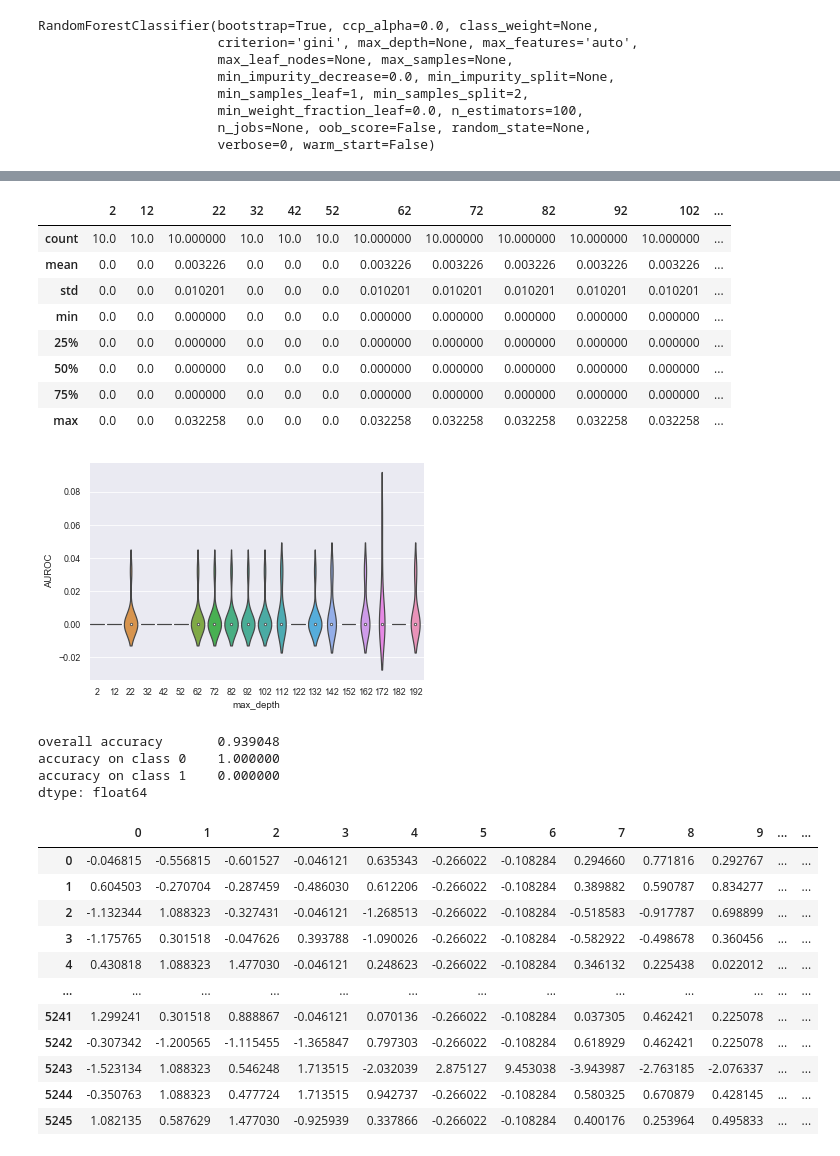
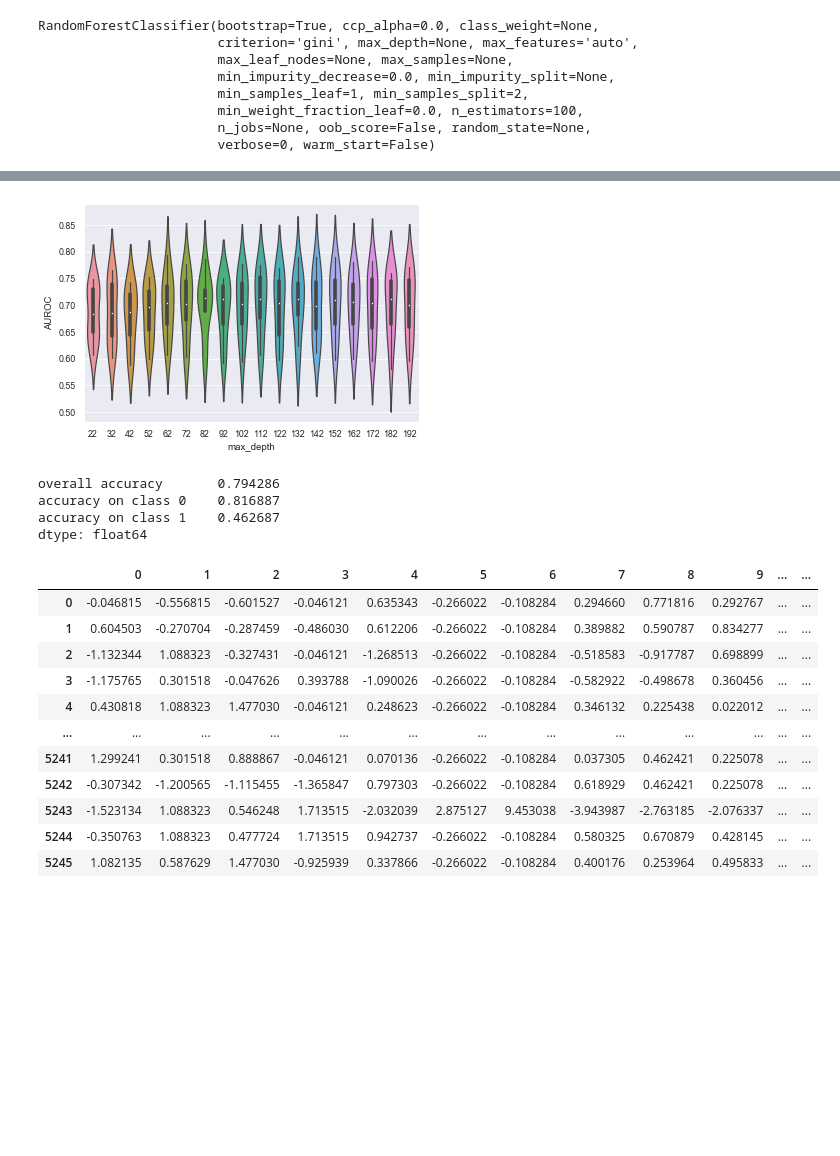
Before and after one commit to lucas-ubm/MaastrichtFlu, a Jupyter notebook: models.ipynb, the cells around one changed output, grey strips where cells are left out. Saved outputs shown, nothing was run; the diff lists cells and outputs as text; code cells hidden in the pictures; blank space fills up the shorter version.

Commit message:
More modelss

```diff
--- a/models.ipynb
+++ b/models.ipynb
@@ -175,0 +176,17 @@ array([0.71679509, 0.71013452, 0.66243307, 0.58952592, 0.64163511,
+# %%
+def random_forest(it, X_train, y_train):
+    df = pd.DataFrame()
+    models = {}
+    for i in it:
+        rf = RandomForestClassifier(max_depth=4,n_estimators=i, class_weight='balanced')
+        rf.fit(X_train, y_train)
+        models[i] = rf
+        df[i] = cross_val_score(rf, num.drop('flu', axis=1), num['flu'], scoring='roc_auc', cv=10)
+    return df,models
+# %%
+rf, models = random_forest(range(22,202,10), X_train, y_train)
+# %%
+ax = sns.violinplot(data = rf)
+ax.set(xlabel='max_depth', ylabel='AUROC')
+rf.describe()
+# %% [output]
@@ -176 +202,9 @@ array([0.71679509, 0.71013452, 0.66243307, 0.58952592, 0.64163511,
+[figure, added]
+# %%
+score(models[82], X_test, y_test)
+# %% [output]
+overall accuracy       0.794286
+accuracy on class 0    0.816887
+accuracy on class 1    0.462687
+dtype: float64
 # %%
@@ -188,22 +219,0 @@ dt, models = random_forest(range(2,202,10), X_train, y_train)
-# %%
-ax = sns.violinplot(data = dt)
-ax.set(xlabel='max_depth', ylabel='AUROC')
-dt.describe()
-# %% [output]
-|  | 2 | 12 | 22 | 32 | 42 | 52 | 62 | 72 | 82 | 92 | 102 | ... |
-| count | 10.0 | 10.0 | 10.000000 | 10.0 | 10.0 | 10.0 | 10.000000 | 10.000000 | 10.000000 | 10.000000 | 10.000000 | ... |
-| mean | 0.0 | 0.0 | 0.003226 | 0.0 | 0.0 | 0.0 | 0.003226 | 0.003226 | 0.003226 | 0.003226 | 0.003226 | ... |
-| std | 0.0 | 0.0 | 0.010201 | 0.0 | 0.0 | 0.0 | 0.010201 | 0.010201 | 0.010201 | 0.010201 | 0.010201 | ... |
-| min | 0.0 | 0.0 | 0.000000 | 0.0 | 0.0 | 0.0 | 0.000000 | 0.000000 | 0.000000 | 0.000000 | 0.000000 | ... |
-| 25% | 0.0 | 0.0 | 0.000000 | 0.0 | 0.0 | 0.0 | 0.000000 | 0.000000 | 0.000000 | 0.000000 | 0.000000 | ... |
-| 50% | 0.0 | 0.0 | 0.000000 | 0.0 | 0.0 | 0.0 | 0.000000 | 0.000000 | 0.000000 | 0.000000 | 0.000000 | ... |
-| 75% | 0.0 | 0.0 | 0.000000 | 0.0 | 0.0 | 0.0 | 0.000000 | 0.000000 | 0.000000 | 0.000000 | 0.000000 | ... |
-| max | 0.0 | 0.0 | 0.032258 | 0.0 | 0.0 | 0.0 | 0.032258 | 0.032258 | 0.032258 | 0.032258 | 0.032258 | ... |
-[figure, removed]
-# %%
-score(models[41], X_test, y_test)
-# %% [output]
-overall accuracy       0.939048
-accuracy on class 0    1.000000
-accuracy on class 1    0.000000
-dtype: float64
```
Also changed, not shown: parts of 10 cells of this notebook.
